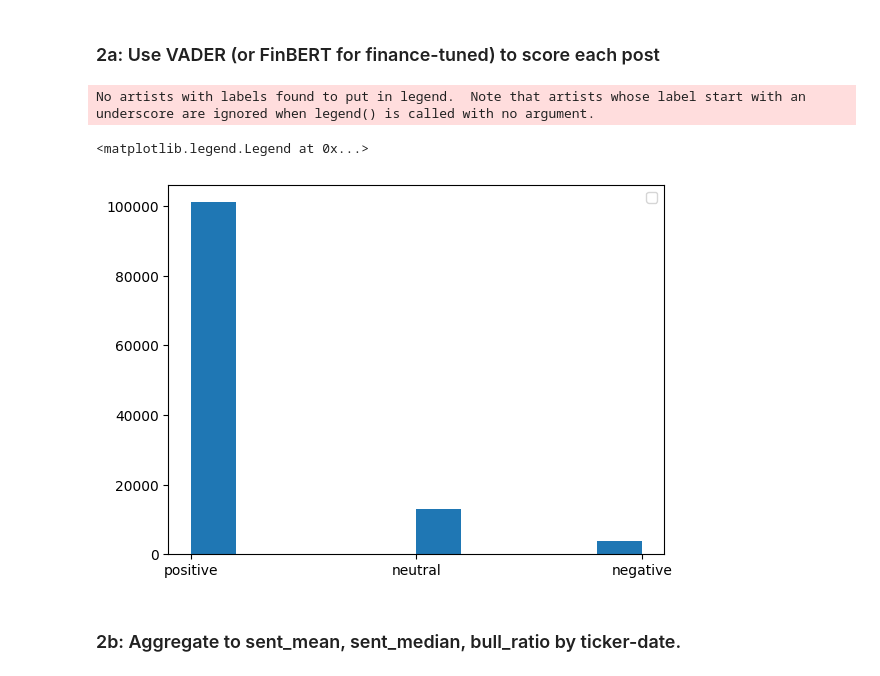
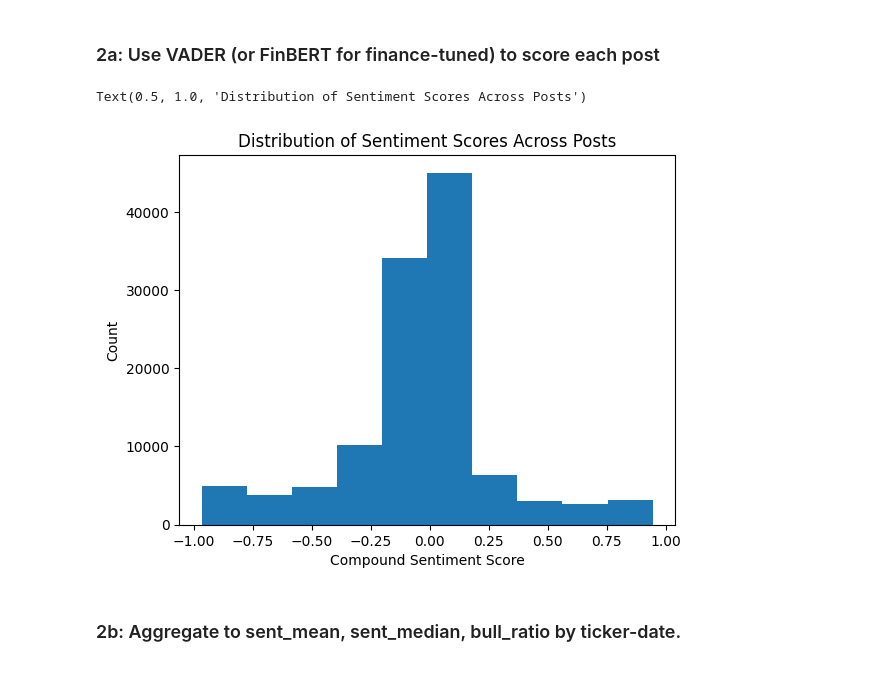
Before and after one commit to lmalmud/altdata-sentiment-ic, a Jupyter notebook: notebooks/wsb_sentiment_ic.ipynb, the cells around one changed output. Saved outputs shown, nothing was run; the diff lists cells and outputs as text; code cells hidden in the pictures.

```diff
--- a/notebooks/wsb_sentiment_ic.ipynb
+++ b/notebooks/wsb_sentiment_ic.ipynb
@@ -96,17 +97,13 @@ Top 10 Tickers by Post Count
 # %%
 import matplotlib.pyplot as plt
 
-# For comprehension- create category for sentiment
-conversions = {0: 'positive', 1: 'neutral', 2: 'negative'}
-temp = reddit_exploded
-temp['sentiment_category'] = reddit_exploded['sentiment'].apply(lambda x: conversions[x])
-
 # Distribution of posts
-plt.hist(reddit_exploded['sentiment_category'])
-plt.legend()
+plt.hist(reddit_exploded['sentiment'])
+plt.xlabel('Compound Sentiment Score')
+plt.ylabel('Count')
+plt.title('Distribution of Sentiment Scores Across Posts')
 # %% [output]
-No artists with labels found to put in legend.  Note that artists whose label start with an underscore are ignored when legend() is called with no argument.
+Text(0.5, 1.0, 'Distribution of Sentiment Scores Across Posts')
-<matplotlib.legend.Legend at 0x...>
-[figure, old version]
+[figure, new version]
 # %% [markdown]
 ### 2b: Aggregate to sent_mean, sent_median, bull_ratio by ticker-date.
```
Also changed, not shown: parts of 6 cells of this notebook, 1 other file.
